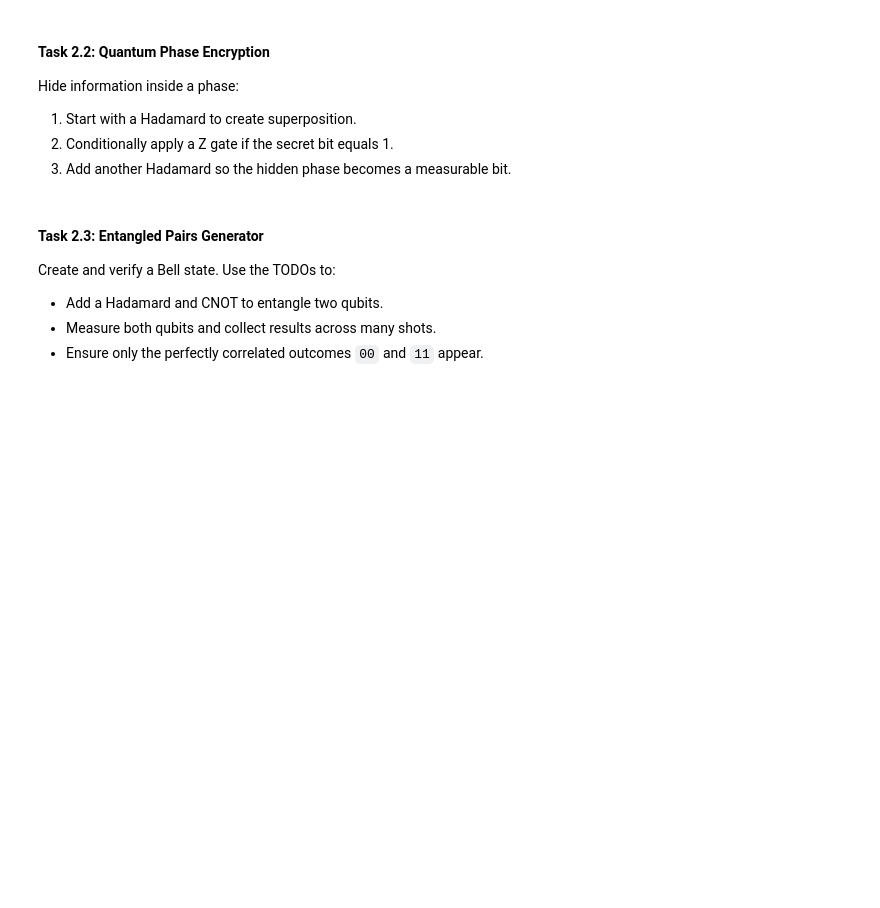
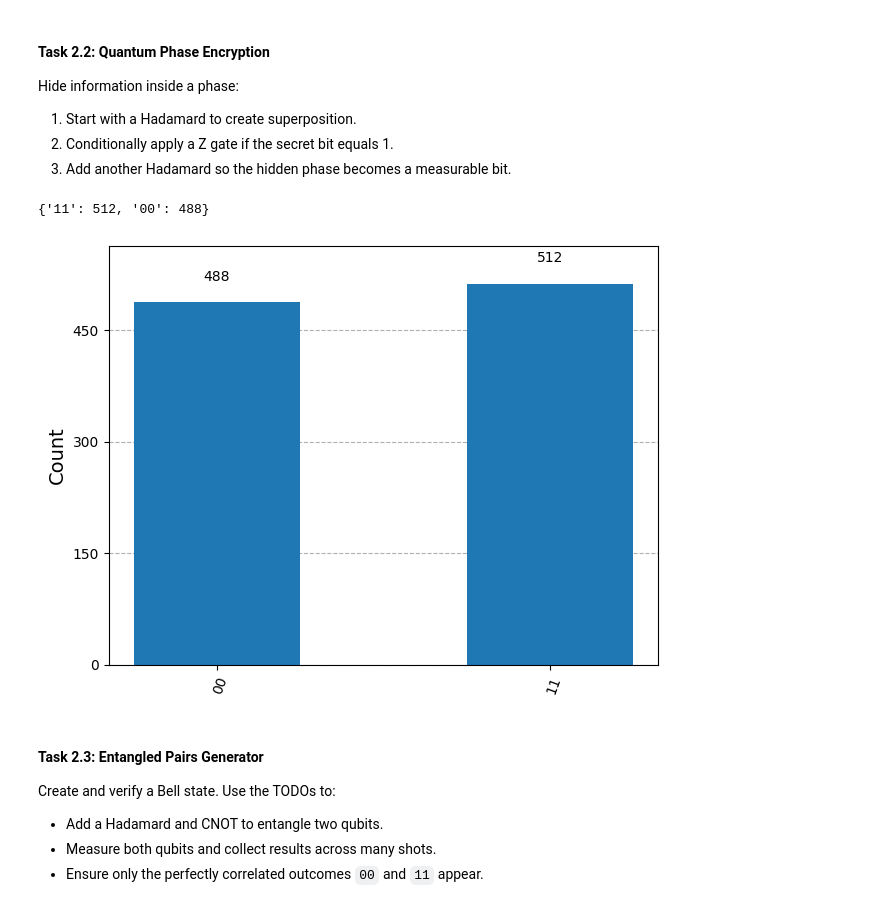
Before and after one commit to htrauger/quantum-workshop-creo, a Jupyter notebook: quantum_project.ipynb, the cells around one changed output. Drawn from its saved outputs; the diff is of its cells as text; code cells hidden in the pictures; blank space fills up the shorter version.

```diff
--- a/quantum_project.ipynb
+++ b/quantum_project.ipynb
@@ -156,8 +212,11 @@ def quantum_NOT_gate(initial_bit: int = 0) -> QuantumCircuit:
     circuit = QuantumCircuit(1, 1)
 
     # TODO: If the input should start as |1⟩, apply X before the NOT.
+    if(bit == 1):
+        circuit.x(0)
 
     # TODO: Apply the actual NOT (X gate) to flip the qubit.
+    circuit.x(0)
 
     circuit.measure(0, 0)
     return circuit
@@ -173,8 +232,20 @@ def quantum_AND_gate(input_a: int = 1, input_b: int = 1) -> QuantumCircuit:
     circuit = QuantumCircuit(3, 1)
 
     # TODO: Load the desired classical inputs into qubits 0 and 1.
+    if(a == 1):
+        circuit.x(0)
+    if(b == 1):
+        circuit.x(1)
 
     # TODO: Use a CCX (Toffoli) gate with qubits 0 and 1 controlling qubit 2.
 
-    circuit.measure(2, 0)
+    circuit.ccx(0,1,2)
+  #  circuit.x(2)
+    output = circuit.measure(2, 0)
+
+
     return circuit
+
+circuit = quantum_AND_gate(1,0)
+circuit.draw()
+#run_counts(circuit)
@@ -201,8 +282,15 @@ def phase_encode_secret(secret_bit: int | str) -> QuantumCircuit:
     circuit.h(0)
 
     # TODO: If the secret bit is 1, apply a Z gate to flip the phase.
+    a = int(secret_bit)
+    if(a==1):
+        circuit.z(0)
 
     # TODO: Apply another Hadamard so the phase difference turns into a measurable bit.
+    circuit.h(0)
 
     circuit.measure(0, 0)
     return circuit
+
+circuit = phase_encode_secret(1)
+circuit.draw()
@@ -215,24 +309,43 @@ Hide information inside a phase:
 # %%
 def create_bell_pair() -> QuantumCircuit:
     """Create a Bell state (|00⟩ + |11⟩)/√2 ready for measurement."""
     circuit = QuantumCircuit(2, 2)
 
     # TODO: Place the first qubit into superposition with a Hadamard.
+    circuit.h(0)
 
     # TODO: Entangle the second qubit using a controlled-NOT (CNOT).
+    circuit.cx(0,1)
 
     circuit.measure([0, 1], [1, 0])
     return circuit
 
 
+
+
 def test_entanglement(shots: int = 1000):
     """Run the Bell pair experiment multiple times to confirm correlated results."""
     # TODO: Execute the create_bell_pair circuit using run_counts.
-
+    circuit = create_bell_pair()
+    counts = run_counts(circuit,shots)
     # TODO: Display the counts (plot_histogram is a handy option).
 
+
     # TODO: Assert that only "00" or "11" appear in the results.
-    return None  # Replace with the measurement counts when complete
+
+  #  if bit not in (0, 1):
+   #     raise ValueError("secret_bit must be 0 or 1.")
+
+
+
+    return counts  # Replace with the measurement counts when complete
+
+counts = test_entanglement()
+print(counts)
+plot_histogram(counts)    #had to do it like this because otherwise Jupyter Notebook won't display the plot
+# %% [output]
+{'11': 512, '00': 488}
+[figure, added]
 # %% [markdown]
 #### Task 2.3: Entangled Pairs Generator
 Create and verify a Bell state. Use the TODOs to:
```
Also changed, not shown: parts of 6 cells of this notebook.
